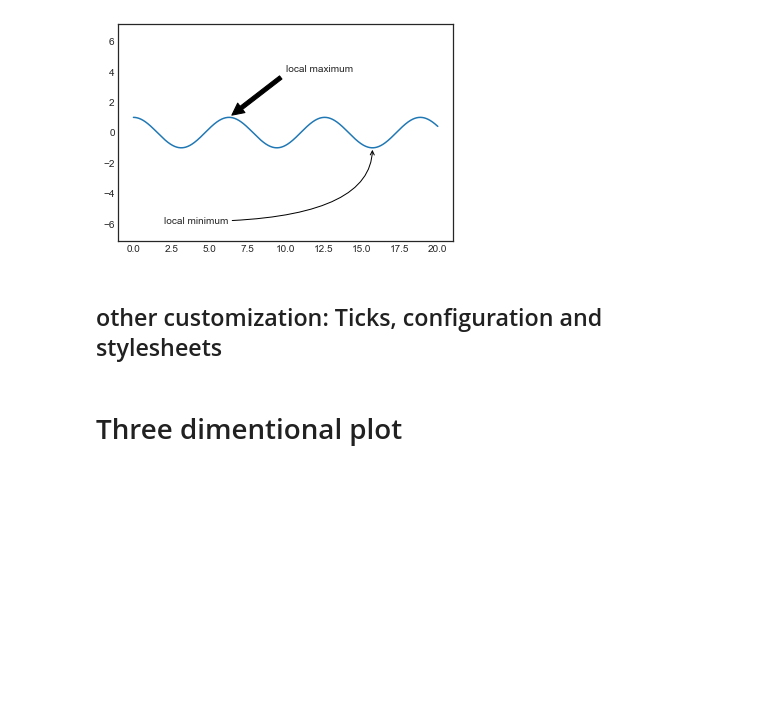
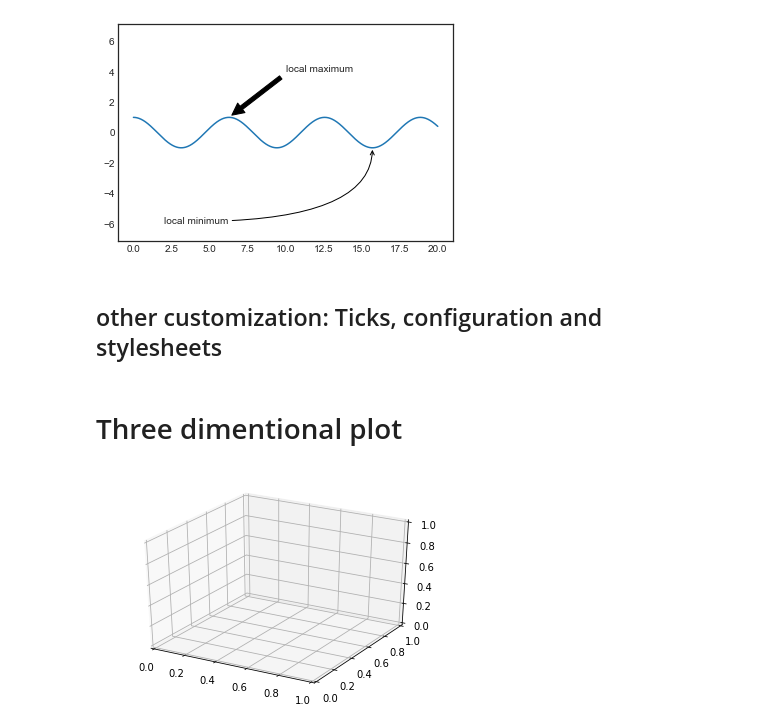
Before and after one commit to weileerong/Python, a Jupyter notebook: Python Data Science/Visualization with Matplotlib.ipynb, the cells around one changed output. Cells and saved outputs as stored; diff of their text form; code cells hidden in the pictures; blank space fills up the shorter version.

```diff
--- a/Python Data Science/Visualization with Matplotlib.ipynb
+++ b/Python Data Science/Visualization with Matplotlib.ipynb
@@ -528,0 +532,6 @@ ax.annotate('local minimum', xy=(5 * np.pi, -1), xytext=(2, -6),
+# %%
+#passing projection='3d'
+fig =plt.figure()
+ax = plt.axes(projection='3d')
+# %% [output]
+[figure, added]
```
Also changed, not shown: parts of 6 cells of this notebook, 1 other file.
